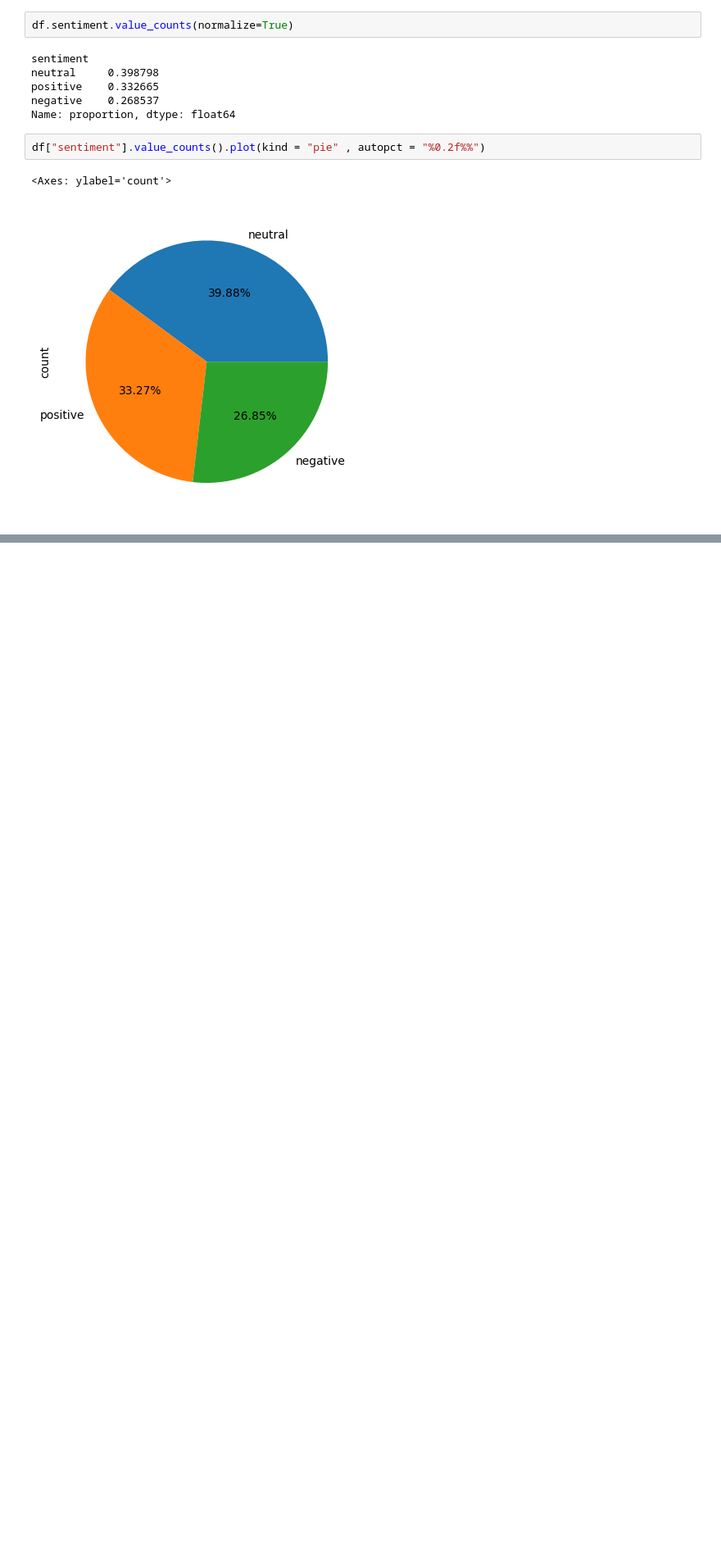
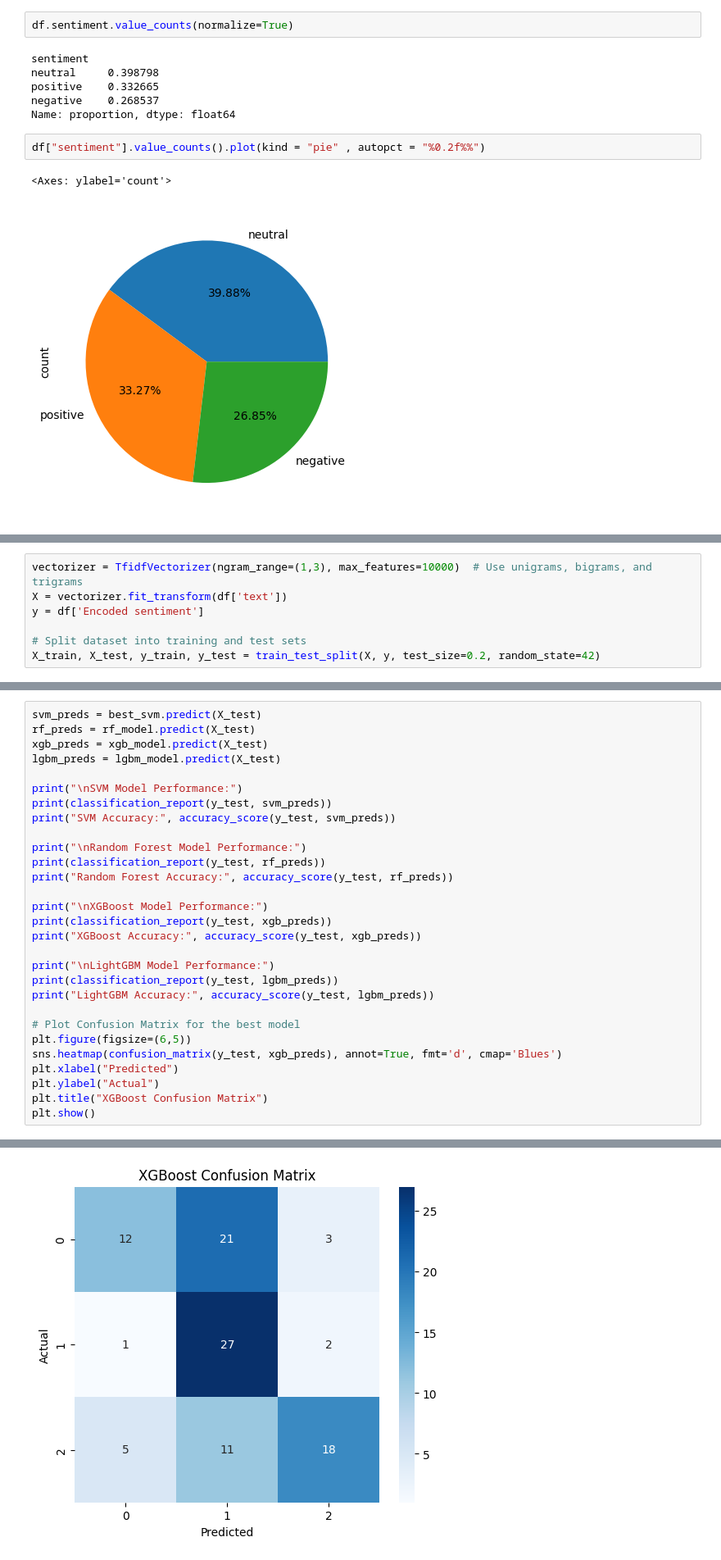
Before and after one commit to michellezhenggogo/sentiment_analysis_production, a Jupyter notebook: sentiment analysis.ipynb, the cells around one changed output, grey strips where cells are left out. Shown at 82% size. Drawn from its saved outputs; the diff is of its cells as text; blank space fills up the shorter version.

```diff
--- a/sentiment analysis.ipynb
+++ b/sentiment analysis.ipynb
@@ -87,0 +160,7 @@ conclusion: for the target values, we have 199 neutral records, 166 positive rec
+# %%
+vectorizer = TfidfVectorizer(ngram_range=(1,3), max_features=10000)  # Use unigrams, bigrams, and trigrams
+X = vectorizer.fit_transform(df['text'])
+y = df['Encoded sentiment']
+
+# Split dataset into training and test sets
+X_train, X_test, y_train, y_test = train_test_split(X, y, test_size=0.2, random_state=42)
@@ -87,0 +214,30 @@ conclusion: for the target values, we have 199 neutral records, 166 positive rec
+# %%
+svm_preds = best_svm.predict(X_test)
+rf_preds = rf_model.predict(X_test)
+xgb_preds = xgb_model.predict(X_test)
+lgbm_preds = lgbm_model.predict(X_test)
+
+print("\nSVM Model Performance:")
+print(classification_report(y_test, svm_preds))
+print("SVM Accuracy:", accuracy_score(y_test, svm_preds))
+
+print("\nRandom Forest Model Performance:")
+print(classification_report(y_test, rf_preds))
+print("Random Forest Accuracy:", accuracy_score(y_test, rf_preds))
+
+print("\nXGBoost Model Performance:")
+print(classification_report(y_test, xgb_preds))
+print("XGBoost Accuracy:", accuracy_score(y_test, xgb_preds))
+
+print("\nLightGBM Model Performance:")
+print(classification_report(y_test, lgbm_preds))
+print("LightGBM Accuracy:", accuracy_score(y_test, lgbm_preds))
+
+# Plot Confusion Matrix for the best model
+plt.figure(figsize=(6,5))
+sns.heatmap(confusion_matrix(y_test, xgb_preds), annot=True, fmt='d', cmap='Blues')
+plt.xlabel("Predicted")
+plt.ylabel("Actual")
+plt.title("XGBoost Confusion Matrix")
+plt.show()
+# %% [output]
@@ -87,0 +261 @@ conclusion: for the target values, we have 199 neutral records, 166 positive rec
+[figure, added]
```
Also changed, not shown: parts of 18 cells of this notebook.
